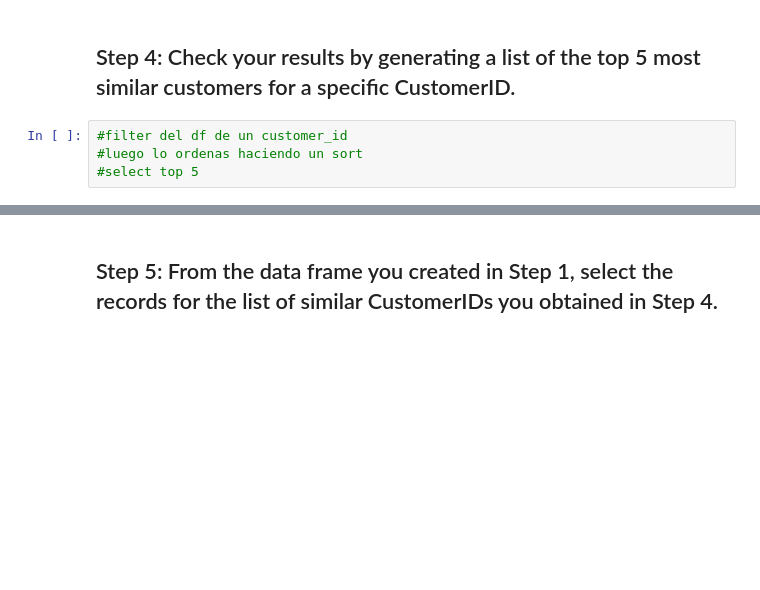
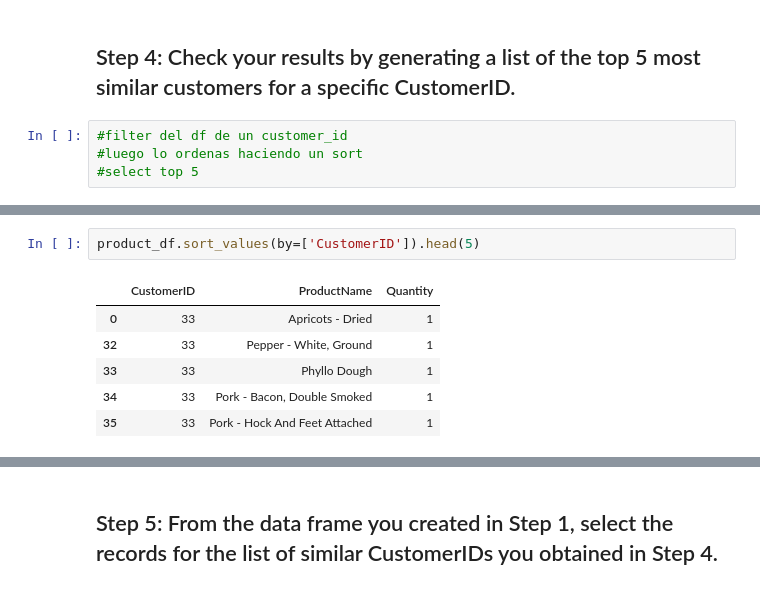
Before and after one commit to AlanaCastillo/dataptmad0923_labs, a Jupyter notebook: extra-work/m2/lab-intro-recommender-systems/your-code/main.ipynb, the cells around one changed output, grey strips where cells are left out. Drawn from its saved outputs; the diff is of its cells as text; blank space fills up the shorter version.

```diff
--- a/extra-work/m2/lab-intro-recommender-systems/your-code/main.ipynb
+++ b/extra-work/m2/lab-intro-recommender-systems/your-code/main.ipynb
@@ -36,0 +140,9 @@ The rows of the matrix should represent the products, the columns should represe
+# %%
+product_df.sort_values(by=['CustomerID']).head(5)
+# %% [output]
+|  | CustomerID | ProductName | Quantity |
+| 0 | 33 | Apricots - Dried | 1 |
+| 32 | 33 | Pepper - White, Ground | 1 |
+| 33 | 33 | Phyllo Dough | 1 |
+| 34 | 33 | Pork - Bacon, Double Smoked | 1 |
+| 35 | 33 | Pork - Hock And Feet Attached | 1 |
```
Also changed, not shown: parts of 11 cells of this notebook, 2 other files.
